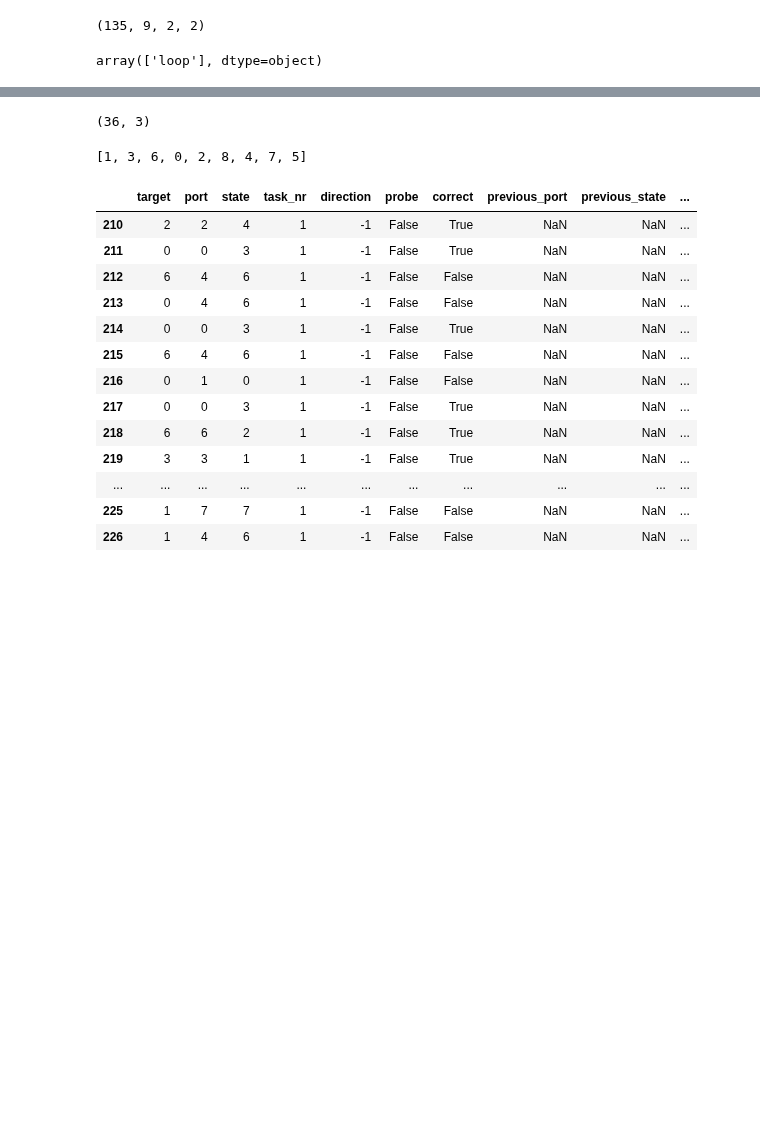
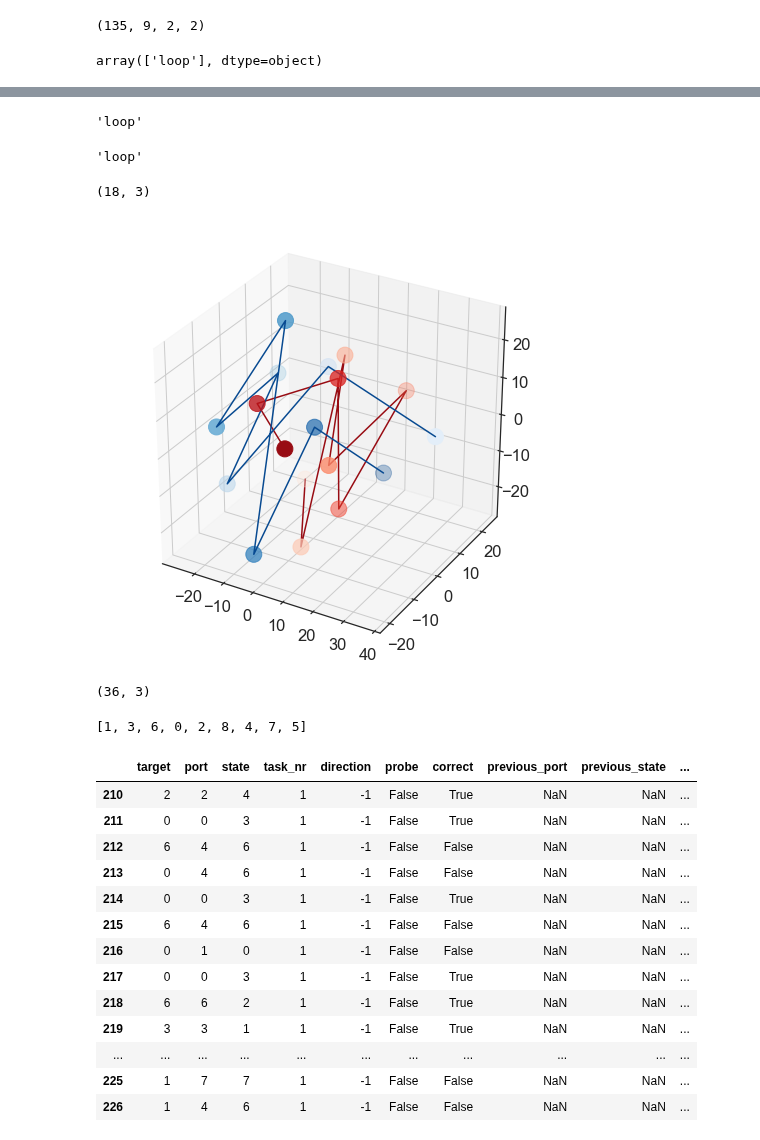
Before and after one commit to yves-weissenberger/ll_ephys, a Jupyter notebook: ephys_notebooks/task_firing_retreat_MDS.ipynb, the cells around one changed output, grey strips where cells are left out. Cells and saved outputs as stored; diff of their text form; code cells hidden in the pictures; blank space fills up the shorter version.

```diff
--- a/ephys_notebooks/task_firing_retreat_MDS.ipynb
+++ b/ephys_notebooks/task_firing_retreat_MDS.ipynb
@@ -118,2 +129,4 @@ mds_frm_flat = np.hstack([mds_frm[:,seq0,0,0],mds_frm[:,seq0,0,1],mds_frm[:,seq1
+# %%
+out2 = mds.fit_transform(mds_frm_flat.T)
 # %%
 out = mds.fit_transform(mds_frm_flat.T)
@@ -124,27 +206,43 @@ Using matplotlib backend: MacOSX
 # %%
 from sklearn.svm import SVC
+# %%
+graph_type0
+# %% [output]
+'loop'
+# %%
+graph_type1
+# %% [output]
+'loop'
+# %%
+out.shape
+# %% [output]
+(18, 3)
 # %%
 from mpl_toolkits import mplot3d
 
 fig = plt.figure(figsize=(8,8))
 ax = fig.add_subplot(projection='3d')
 
-for i, task_nr,dirct in [[2,'o',seaborn.color_palette('Reds_r',n_colors=9)],
-                          [3,'o',seaborn.color_palette('Blues_r',n_colors=9)]]:
+for i, task_nr,dirct in [[0,'o',seaborn.color_palette('Reds_r',n_colors=9)],
+                          [1,'o',seaborn.color_palette('Blues_r',n_colors=9)]]:
                       # [2,'o',clrs[1]],
                       # [3,'x',clrs[1]]]:
     ax.scatter(out[9*i:(i+1)*9,0],
                out[9*i:(i+1)*9,1],
                out[9*i:(i+1)*9,2],c=dirct, marker=task_nr,s=256)
+
+
     ax.plot(out[9*i:(i+1)*9,0],
                out[9*i:(i+1)*9,1],
                out[9*i:(i+1)*9,2],c=dirct[0])
 
 #ax.set_xlabel('X Label')
 #ax.set_ylabel('Y Label')
 #ax.set_zlabel('Z Label')
 
 plt.show()
+# %% [output]
+[figure, added]
 # %%
 from mpl_toolkits import mplot3d
 
```
Also changed, not shown: parts of 20 cells of this notebook, 9 other files.
